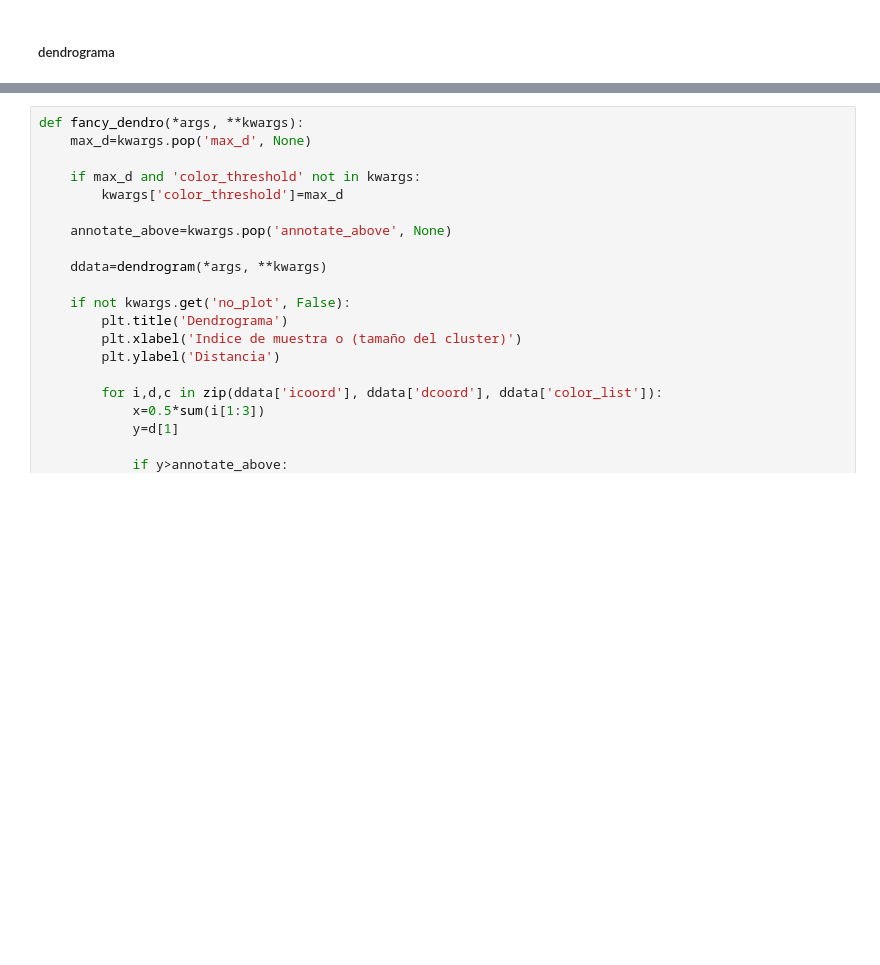
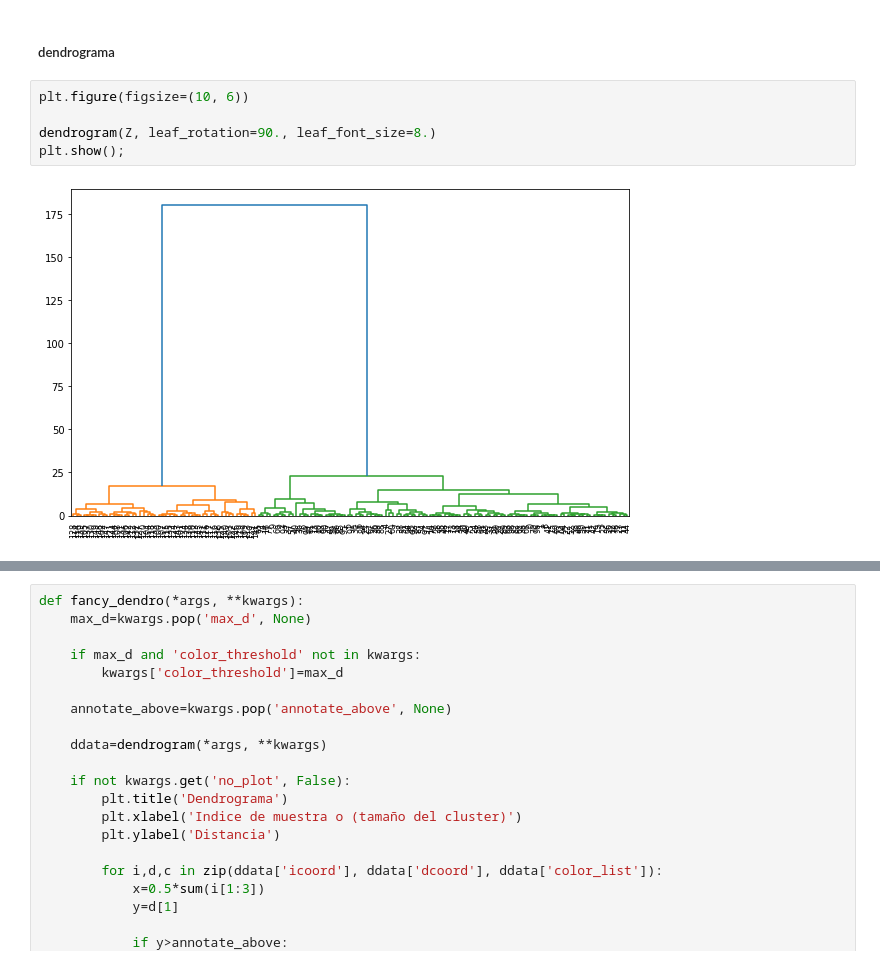
Before and after one commit to Ironhack-Data-Madrid-Abril-2021/Material_Clase, a Jupyter notebook: semana_7/1.1 - Intro Unsupervised Learning.ipynb, the cells around one changed output, grey strips where cells are left out. Saved outputs shown, nothing was run; the diff lists cells and outputs as text; blank space fills up the shorter version.

```diff
--- a/semana_7/1.1 - Intro Unsupervised Learning.ipynb
+++ b/semana_7/1.1 - Intro Unsupervised Learning.ipynb
@@ -325,2 +355,9 @@ https://es.wikipedia.org/wiki/M%C3%A9todo_de_Ward
 # %% [markdown]
 ##### dendrograma
+# %%
+plt.figure(figsize=(10, 6))
+
+dendrogram(Z, leaf_rotation=90., leaf_font_size=8.)
+plt.show();
+# %% [output]
+[figure, added]
```
Also changed, not shown: parts of 25 cells of this notebook.
